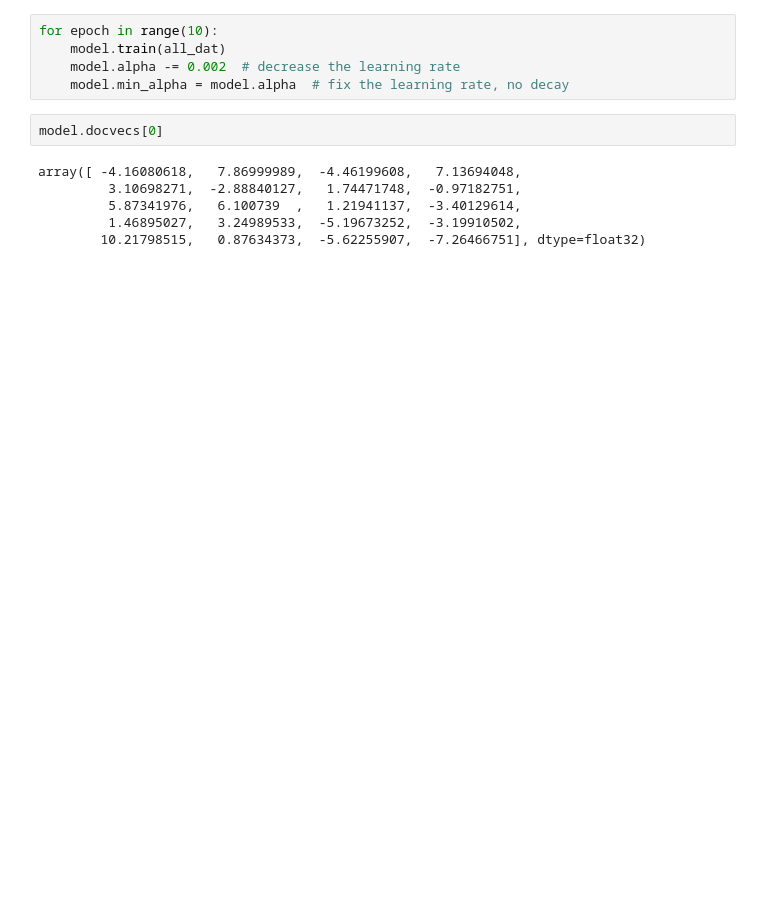
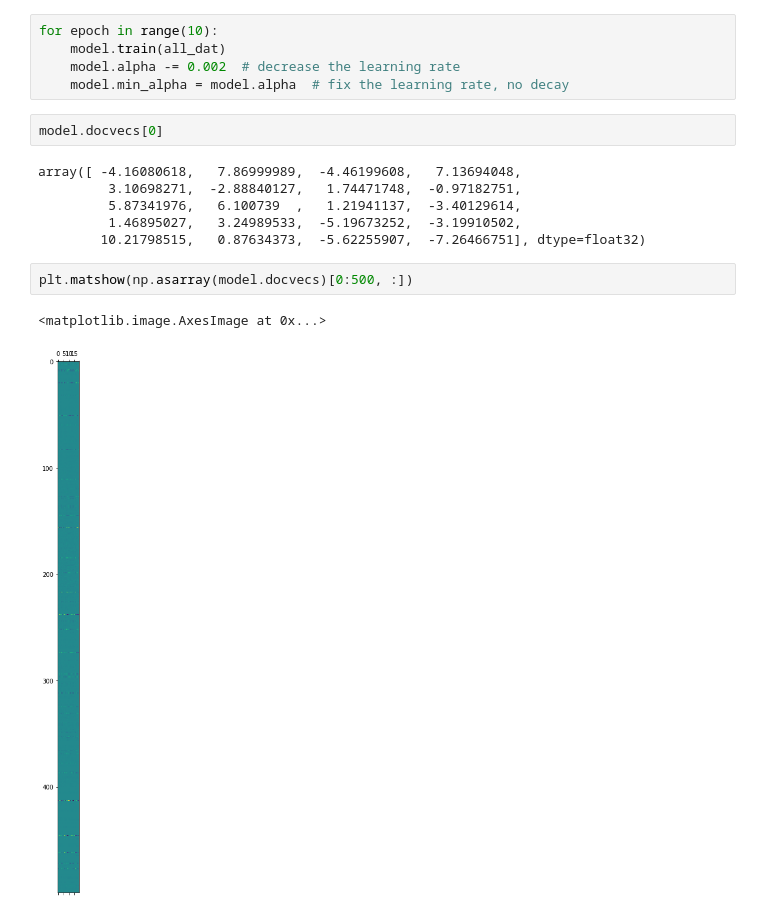
Before and after one commit to ludakas/EdInteligence_human_or_machine, a Jupyter notebook: first.ipynb, the cells around one changed output. Cells and saved outputs as stored; diff of their text form; blank space fills up the shorter version.

```diff
--- a/first.ipynb
+++ b/first.ipynb
@@ -83,4 +62,9 @@ array([ -4.16080618,   7.86999989,  -4.46199608,   7.13694048,
          5.87341976,   6.100739  ,   1.21941137,  -3.40129614,
          1.46895027,   3.24989533,  -5.19673252,  -3.19910502,
         10.21798515,   0.87634373,  -5.62255907,  -7.26466751], dtype=float32)
+# %%
+plt.matshow(np.asarray(model.docvecs)[0:500, :])
+# %% [output]
+<matplotlib.image.AxesImage at 0x...>
+[figure, added]
 # %%
```
Also changed, not shown: parts of 5 cells of this notebook.
